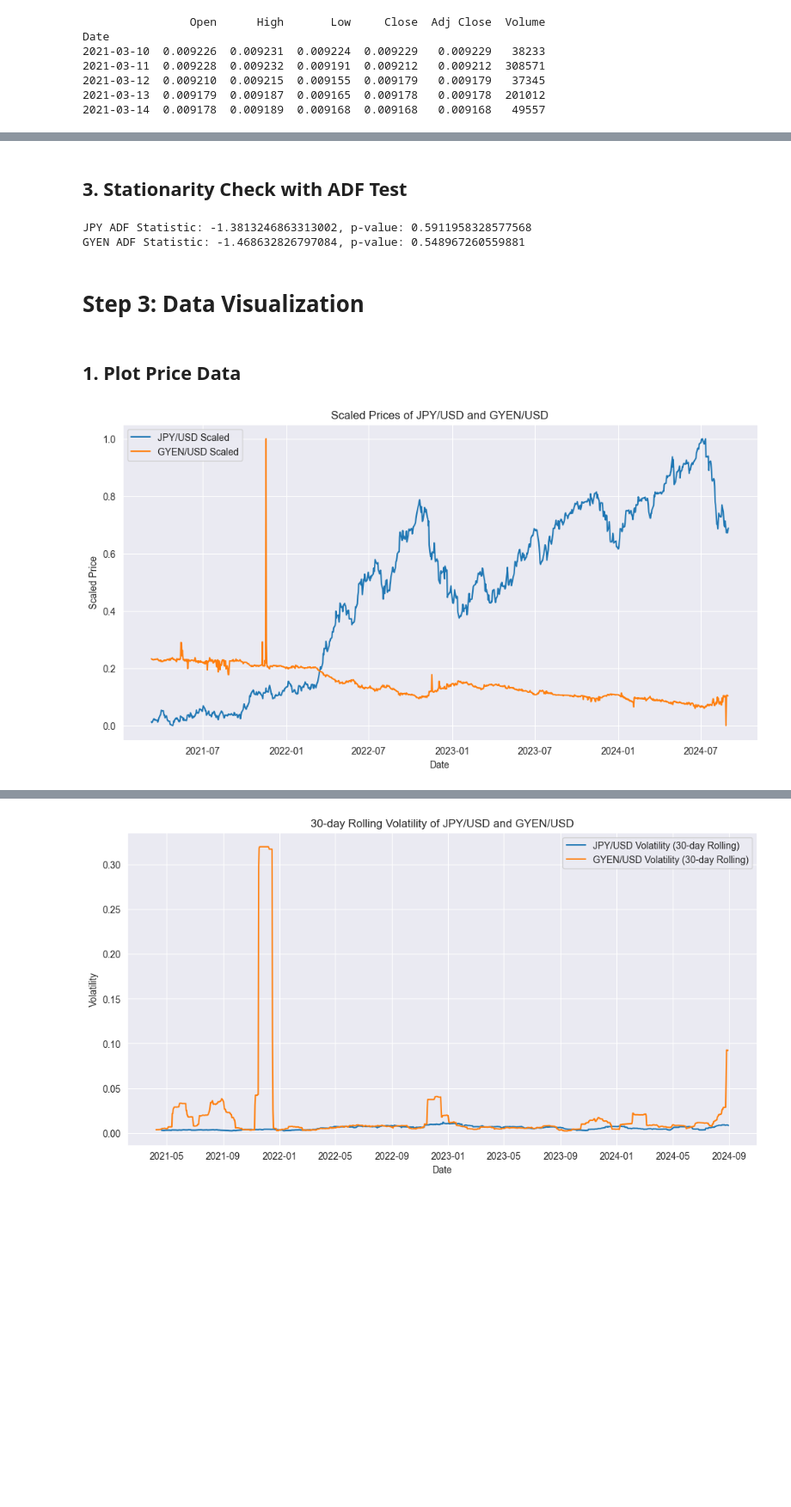
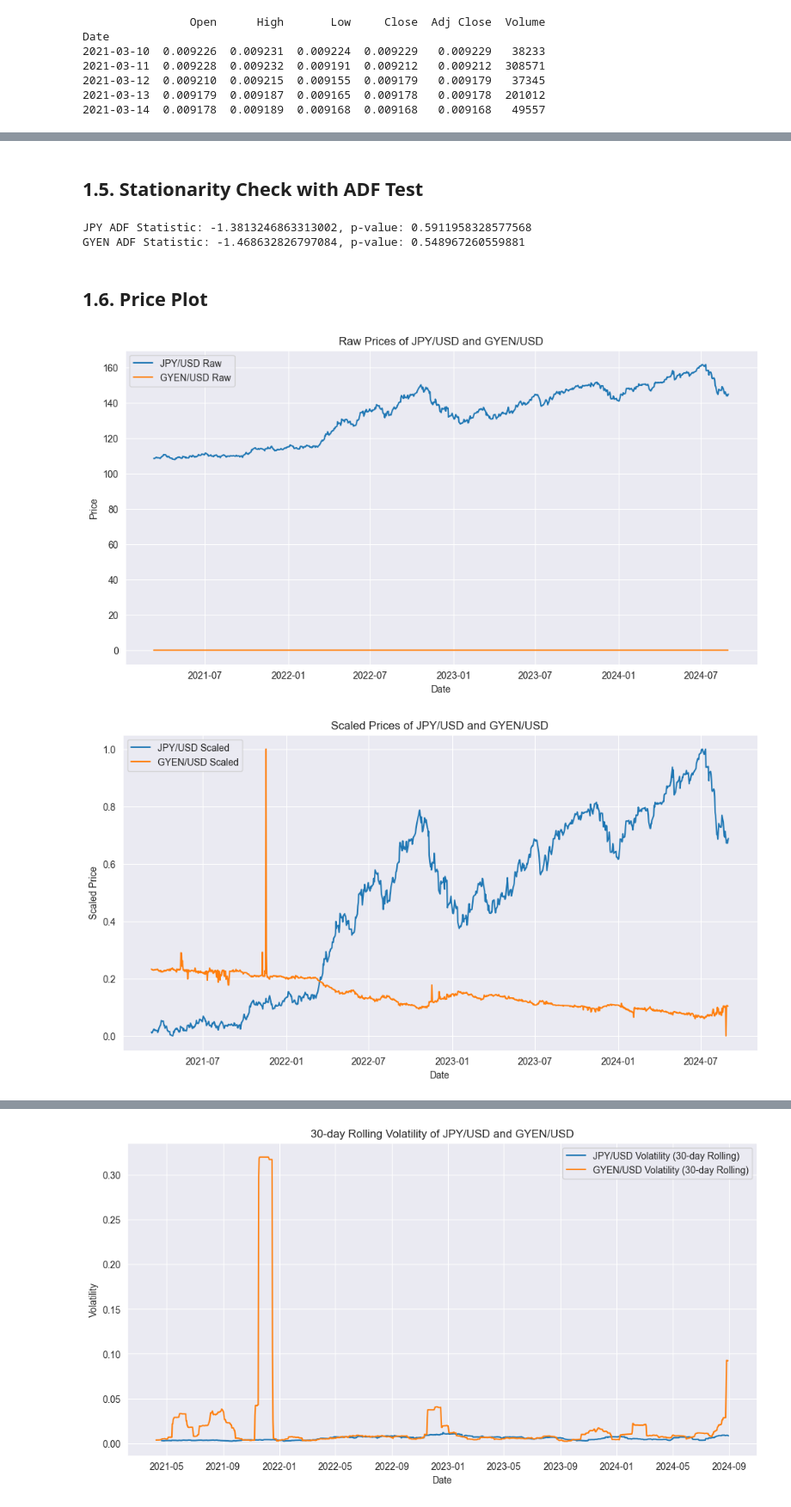
Before and after one commit to joodevs/algo-trader, a Jupyter notebook: gyen-yen-analysis.ipynb, the cells around one changed output, grey strips where cells are left out. Shown at 86% size. Drawn from its saved outputs; the diff is of its cells as text; code cells hidden in the pictures; blank space fills up the shorter version.

```diff
--- a/gyen-yen-analysis.ipynb
+++ b/gyen-yen-analysis.ipynb
@@ -84,7 +82,7 @@ scaler = MinMaxScaler()
 jpy_usd['Close_scaled'] = scaler.fit_transform(jpy_usd[['Close']])
 gyen_usd['Close_scaled'] = scaler.fit_transform(gyen_usd[['Close']])
 # %% [markdown]
-## 3. Stationarity Check with ADF Test
+## 1.5. Stationarity Check with ADF Test
 # %%
 from statsmodels.tsa.stattools import adfuller
 
@@ -97,22 +95,31 @@ print(f'GYEN ADF Statistic: {adf_result_gyen[0]}, p-value: {adf_result_gyen[1]}'
 # %% [output]
 JPY ADF Statistic: -1.3813246863313002, p-value: 0.5911958328577568
 GYEN ADF Statistic: -1.468632826797084, p-value: 0.548967260559881
-# %% [markdown]
-# Step 3: Data Visualization
 # %% [markdown]
-## 1. Plot Price Data
+## 1.6. Price Plot
 # %%
 import matplotlib.pyplot as plt
 
-# Plot JPY and GYEN price data
+# Plot raw data
+plt.figure(figsize=(12, 6))
+plt.plot(jpy_usd.index, jpy_usd['Close'], label='JPY/USD Raw')
+plt.plot(gyen_usd.index, gyen_usd['Close'], label='GYEN/USD Raw')
+plt.title('Raw Prices of JPY/USD and GYEN/USD')
+plt.xlabel('Date')
+plt.ylabel('Price')
+plt.legend()
+plt.show()
+
+# Plot scaled data
 plt.figure(figsize=(12, 6))
 plt.plot(jpy_usd.index, jpy_usd['Close_scaled'], label='JPY/USD Scaled')
 plt.plot(gyen_usd.index, gyen_usd['Close_scaled'], label='GYEN/USD Scaled')
 plt.title('Scaled Prices of JPY/USD and GYEN/USD')
 plt.xlabel('Date')
 plt.ylabel('Scaled Price')
 plt.legend()
 plt.show()
 # %% [output]
-[figure, old version]
+[figure, new version]
+[figure, added]
 # %% [markdown]
```
Also changed, not shown: parts of 7 cells of this notebook, 1 other file.
